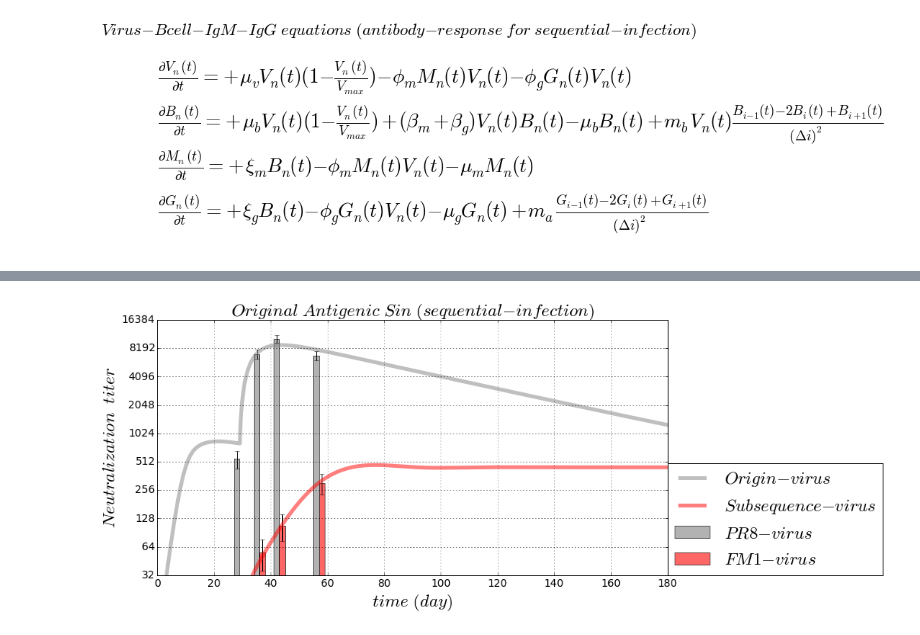
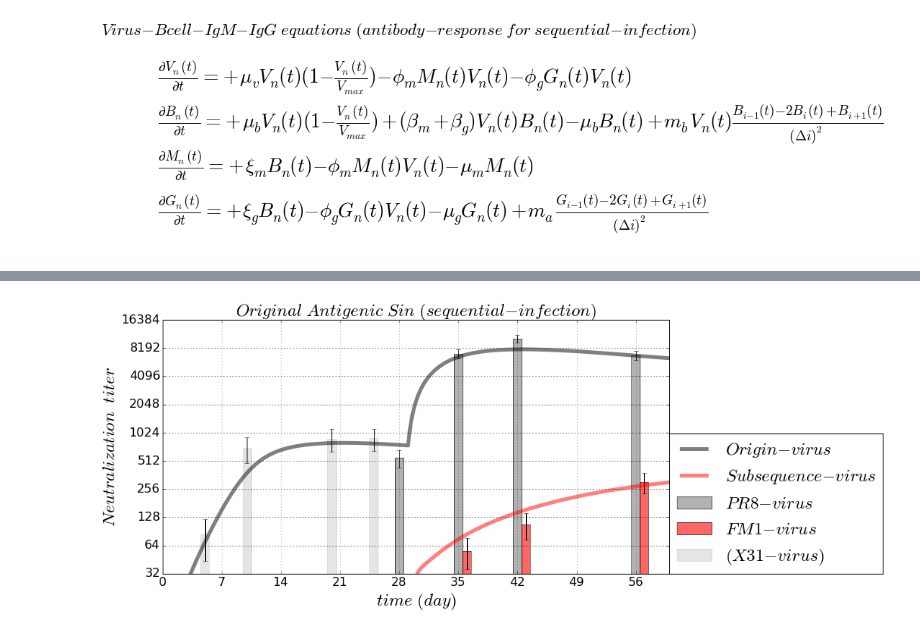
Before and after one commit to blab/antibody-response-pulse, a Jupyter notebook: bcell-array/code/VBMG_infection_OAS.ipynb, the cells around one changed output, grey strips where cells are left out. Drawn from its saved outputs; the diff is of its cells as text; code cells hidden in the pictures.

```diff
--- a/bcell-array/code/VBMG_infection_OAS.ipynb
+++ b/bcell-array/code/VBMG_infection_OAS.ipynb
@@ -312,39 +365,54 @@ event_vaccine = [[  0.   0.]
 # %%
+# Experimental lab data from (Quantifying the Early Immune Response and Adaptive Immune) paper
+gT_lab_fresh = np.array([0, 5, 10, 20, 25])
+gIgG_lab_fresh = np.array([0, 0.5, 4, 8.5, 8.75])*10**2
+error_IgG_fresh = gIgG_lab_fresh**(4.0/5)
+gIgM_lab_fresh = np.array([0, 1.0/3, 3, 1.0/3, 1.0/6])*10**2
+error_IgM_fresh = gIgM_lab_fresh**(4.0/5)
+gX31_lab_fresh = gIgG_lab_fresh + gIgM_lab_fresh
+error_lab_fresh = error_IgG_fresh + error_IgM_fresh
+bar_width = 1
+
 # Experimental lab data from OAS paper
-gT_lab = np.array([0, 7, 14, 28])*day + infection_period*origin_virus
+gT_lab = np.array([28, 28 + 7, 28 + 14, 28 + 28])
 gPR8_lab = np.array([2**(9 + 1.0/10), 2**(13 - 1.0/5), 2**(13 + 1.0/3), 2**(13 - 1.0/4)])
-standard_PR8 = gPR8_lab**(3.0/4)
+error_PR8 = gPR8_lab**(3.0/4)
 
 gFM1_lab = np.array([0, 2**(6 - 1.0/5), 2**(7 - 1.0/4), 2**(8 + 1.0/4)])
-standard_FM1 = gFM1_lab**(3.0/4)
-bar_width = 2.0
+error_FM1 = gFM1_lab**(3.0/4)
+bar_width = 1.0
 
 # Sequential infection graph
-
+figure_name = '-Original-Antigenic-Sin-infection'
+figure_suffix = '.png'
+save_figure = os.path.join(dir_path, file_name + figure_name + file_suffix)
 numberingFig = numberingFig + 1
 plt.figure(numberingFig, figsize = (12, 6))
 plt.subplot(111)
-plt.plot(gT, (gM[origin_virus] + gG[origin_virus]), linewidth = 5.0, alpha = 0.5, color = 'gray'
+plt.plot(gT, (gM[origin_virus] + gG[origin_virus]), linewidth = 5.0, alpha = 0.5, color = 'black'
          , label = r'$ Origin-virus $')
 plt.plot(gT, (gM[origin_virus + 1] + gG[origin_virus + 1]), linewidth = 5.0, alpha = 0.5, color = 'red'
          , label = r'$ Subsequence-virus $')
-plt.bar(gT_lab - bar_width/2, gPR8_lab, bar_width, alpha = 0.6, color = 'gray', yerr = standard_PR8
+plt.bar(gT_lab - bar_width/2, gPR8_lab, bar_width, alpha = 0.6, color = 'gray', yerr = error_PR8
         , error_kw = dict(elinewidth = 1, ecolor = 'black'), label = r'$ PR8-virus $')
-plt.bar(gT_lab + bar_width/2, gFM1_lab, bar_width, alpha = 0.6, color = 'red', yerr = standard_FM1
+plt.bar(gT_lab + bar_width/2, gFM1_lab, bar_width, alpha = 0.6, color = 'red', yerr = error_FM1
         , error_kw = dict(elinewidth = 1, ecolor = 'black'), label = r'$ FM1-virus $')
+plt.bar(gT_lab_fresh - bar_width/2, gX31_lab_fresh, bar_width, alpha = 0.1, color = 'black', yerr = error_lab_fresh
+        , error_kw = dict(elinewidth = 1, ecolor = 'black'), label = r'$ (X31-virus) $')
 plt.grid(True, which = 'both')
 plt.title(r'$ Original \ Antigenic \ Sin \ (sequential-infection)$', fontsize = AlvaFontSize)
 plt.xlabel(r'$time \ (%s)$'%(timeUnit), fontsize = AlvaFontSize)
 plt.ylabel(r'$ Neutralization \ \ titer $', fontsize = AlvaFontSize)
-plt.xticks(fontsize = AlvaFontSize*0.6)
-plt.yticks(fontsize = AlvaFontSize*0.6)
-plt.xlim([minT, 6*30*day])
+plt.xticks(fontsize = AlvaFontSize*0.7)
+plt.yticks(fontsize = AlvaFontSize*0.7)
+plt.xlim([minT, 2*30*day])
 plt.ylim([2**5, 2**14])
 plt.yscale('log', basey = 2)
 # gca()---GetCurrentAxis and Format the ticklabel to be 2**x
 plt.gca().yaxis.set_major_formatter(FuncFormatter(lambda x, pos: int(2**(np.log(x)/np.log(2)))))
-#plt.gca().xaxis.set_major_locator(plt.MultipleLocator(7))
+plt.gca().xaxis.set_major_locator(plt.MultipleLocator(7))
 plt.legend(loc = (1, 0), fontsize = AlvaFontSize)
+plt.savefig(save_figure, dpi = 100, bbox_inches='tight')
 plt.show()
 # %% [output]
-[figure, old version]
+[figure, new version]
```
Also changed, not shown: parts of 3 cells of this notebook, 33 other files.
